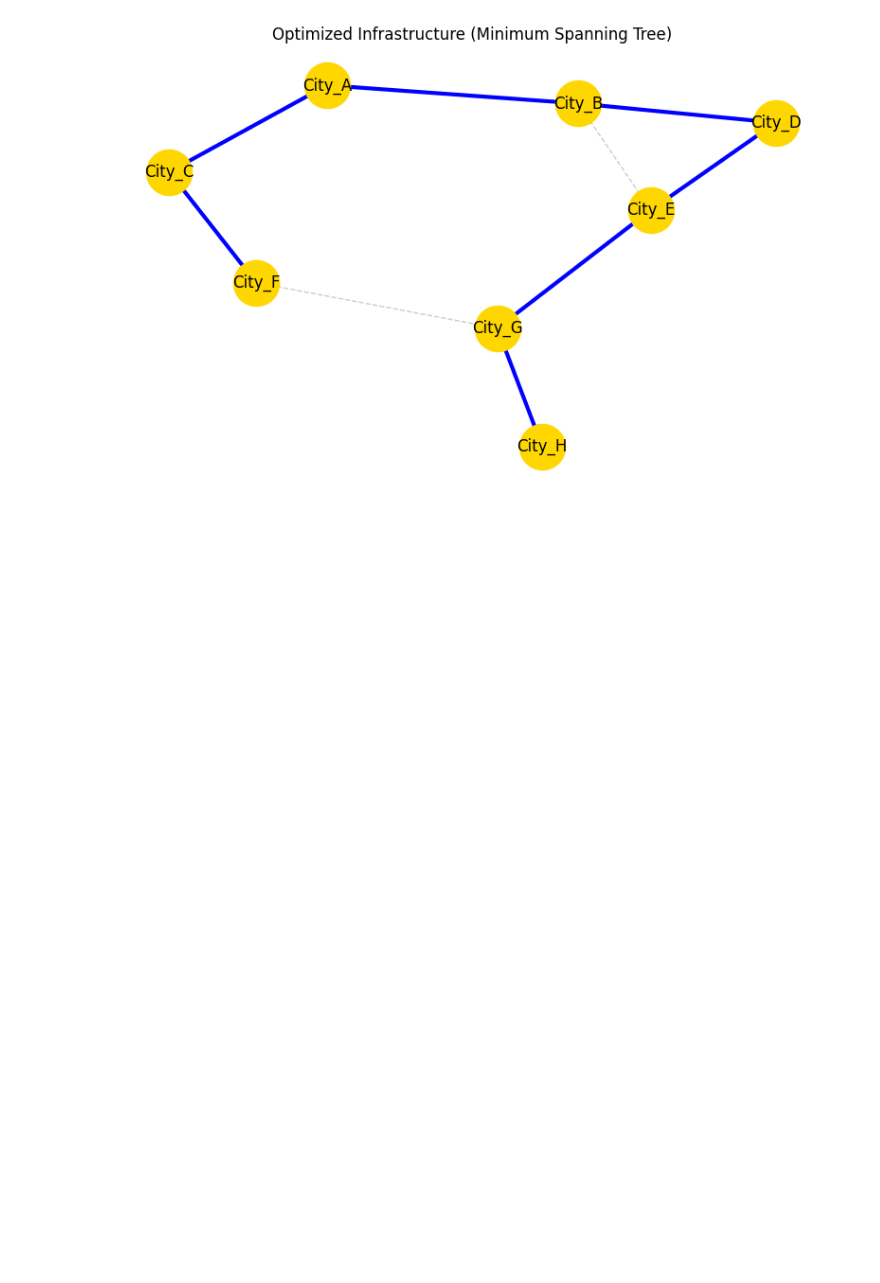
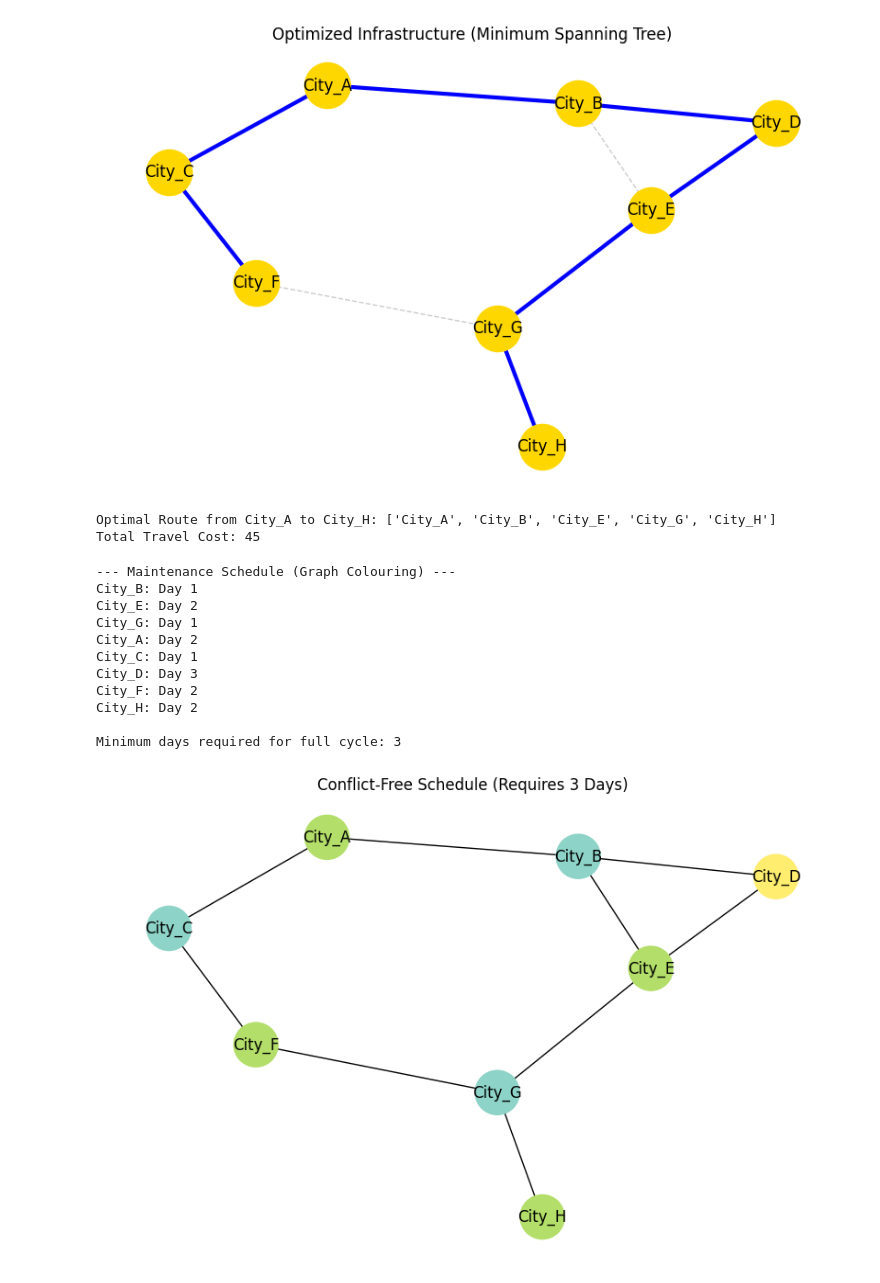
Before and after one commit to GauthamMCU/Graph-handsOn, a Jupyter notebook: Graph_Algos.ipynb, the cells around one changed output. Saved outputs shown, nothing was run; the diff lists cells and outputs as text; code cells hidden in the pictures; blank space fills up the shorter version.

```diff
--- a/Graph_Algos.ipynb
+++ b/Graph_Algos.ipynb
@@ -81,3 +83,45 @@ Total Network Cost: $107M
 Optimized MST Cost: $72M
 Savings: $35M
 [figure]
+# %%
+# Compute Shortest Path
+source, target = 'City_A', 'City_H'
+path = nx.dijkstra_path(G, source, target, weight='Cost')
+length = nx.dijkstra_path_length(G, source, target, weight='Cost')
+
+print(f"Optimal Route from {source} to {target}: {path}")
+print(f"Total Travel Cost: {length}")
+# %% [output]
+Optimal Route from City_A to City_H: ['City_A', 'City_B', 'City_E', 'City_G', 'City_H']
+Total Travel Cost: 45
+# %%
+# Apply Greedy Coloring
+strategies = nx.coloring.greedy_color(G, strategy='largest_first')
+
+print("--- Maintenance Schedule (Graph Colouring) ---")
+for node, color in strategies.items():
+    print(f"{node}: Day {color + 1}")
+
+# Calculate Chromatic Number (Min days needed)
+min_days = max(strategies.values()) + 1
+print(f"\nMinimum days required for full cycle: {min_days}")
+
+# Visualizing the Schedule
+colors = [strategies[n] for n in G.nodes()]
+plt.figure(figsize=(8, 5))
+nx.draw(G, pos, node_color=colors, cmap=plt.cm.Set3, with_labels=True, node_size=1200)
+plt.title(f"Conflict-Free Schedule (Requires {min_days} Days)")
+plt.show()
+# %% [output]
+--- Maintenance Schedule (Graph Colouring) ---
+City_B: Day 1
+City_E: Day 2
+City_G: Day 1
+City_A: Day 2
+City_C: Day 1
+City_D: Day 3
+City_F: Day 2
+City_H: Day 2
+
+Minimum days required for full cycle: 3
+[figure, added]
```
Also changed, not shown: parts of 2 cells of this notebook.
